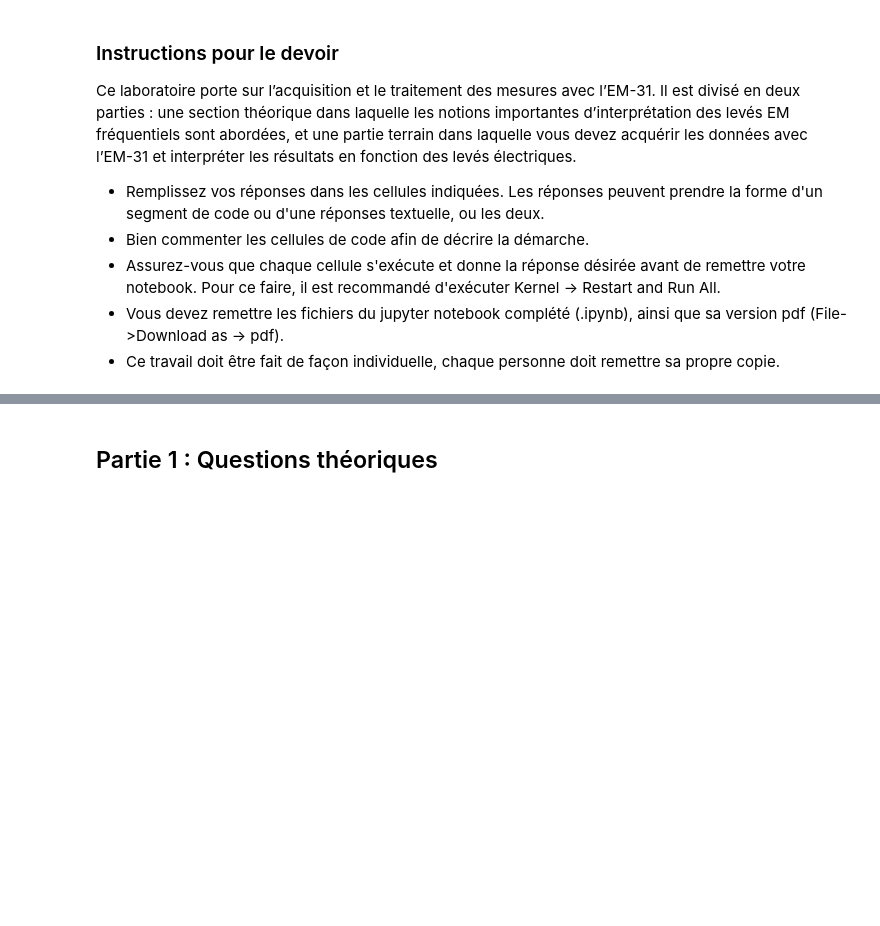
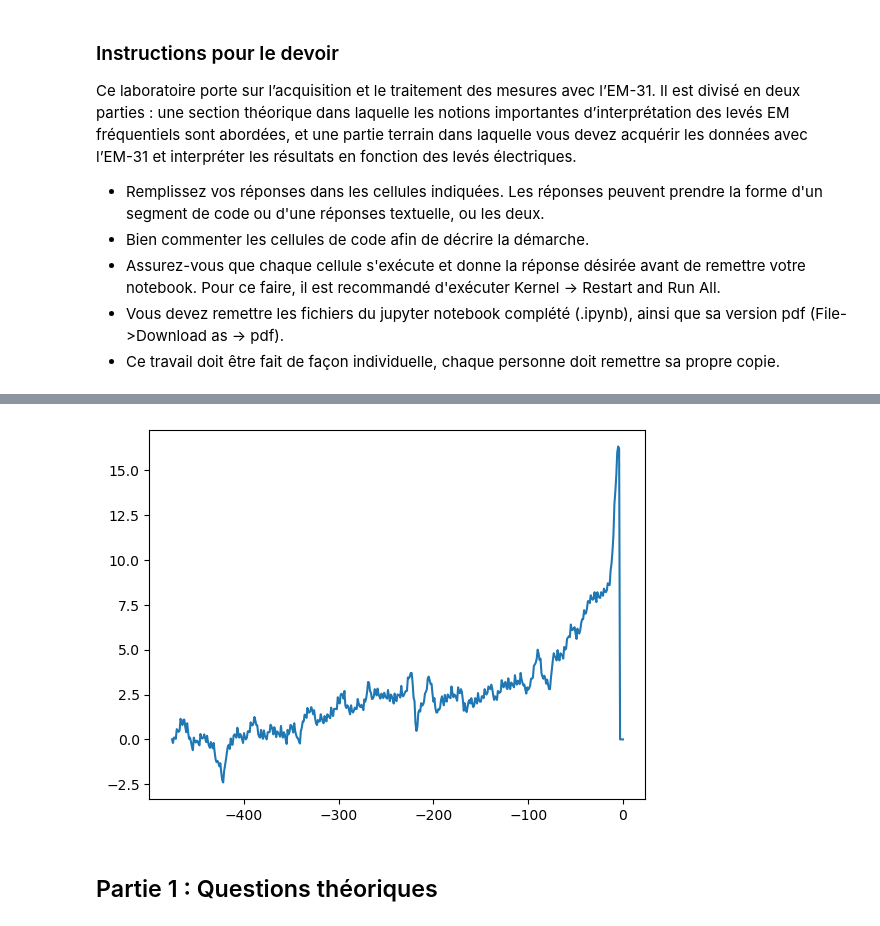
Before and after one commit to izzypol/hydrogeophys, a Jupyter notebook: EM31/TP2_Clemence_Loiseau_20483665_Isabelle_Poliquin_2075758.ipynb, the cells around one changed output, grey strips where cells are left out. Cells and saved outputs as stored; diff of their text form; code cells hidden in the pictures; blank space fills up the shorter version.

```diff
--- a/EM31/TP2_Clemence_Loiseau_20483665_Isabelle_Poliquin_2075758.ipynb
+++ b/EM31/TP2_Clemence_Loiseau_20483665_Isabelle_Poliquin_2075758.ipynb
@@ -40,3 +44,13 @@ plt.plot(pos_x, val_cond)
+# %%
+dataH24X105 = pd.read_excel('H24-X105.xlsx', header=None).fillna(0)
+
+pos_x = dataH24X105[0]
+conductivite = dataH24X105[2]
+
+plt.plot(pos_x, conductivite)
+plt.show()
+# %% [output]
+[figure, added]
 # %% [markdown]
 ## Partie 1 : Questions théoriques
 # %% [markdown]
```
Also changed, not shown: parts of 2 cells of this notebook, 2 other files.
